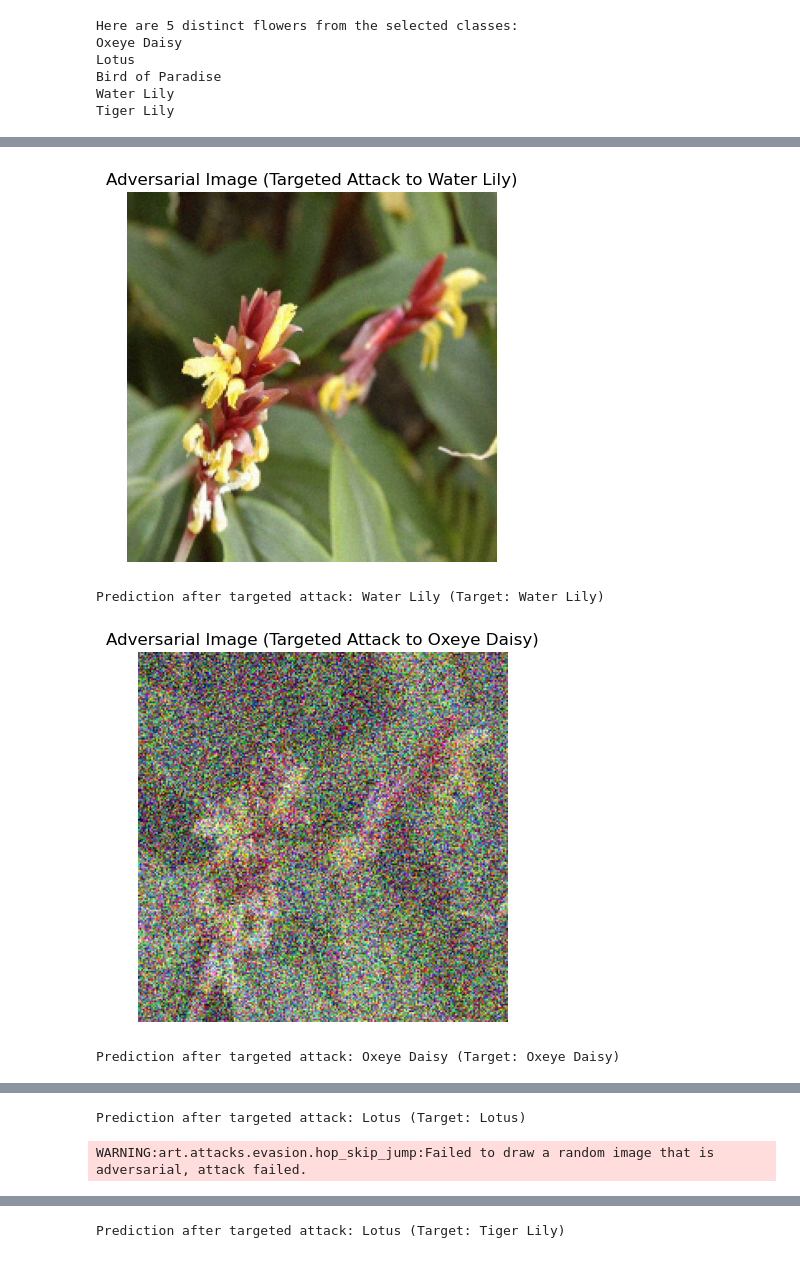
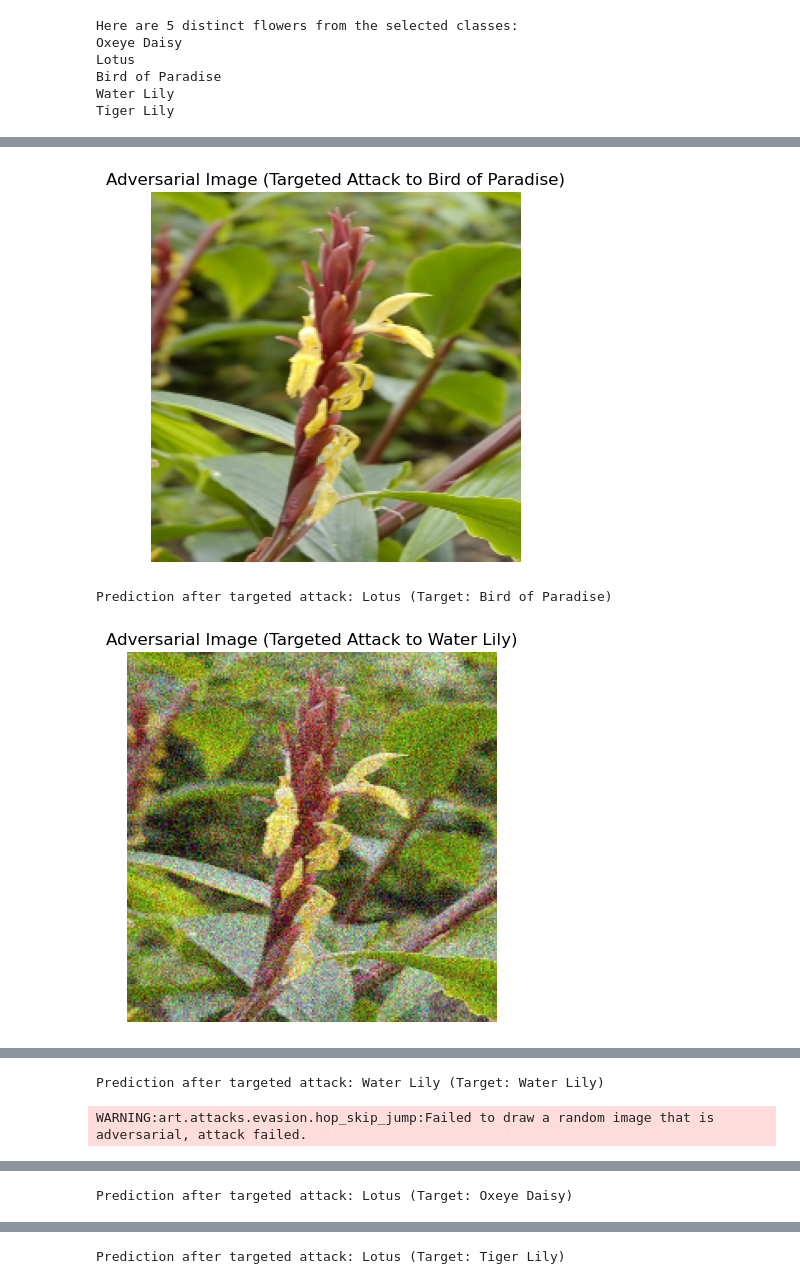
Before and after one commit to DanEatsWaffles/HopSkipJump, a Jupyter notebook: EXAM22.ipynb, the cells around one changed output, grey strips where cells are left out. Cells and saved outputs as stored; diff of their text form; code cells hidden in the pictures.

```diff
--- a/EXAM22.ipynb
+++ b/EXAM22.ipynb
@@ -154,7 +166,7 @@ model = Sequential([
 model.compile(optimizer='adam', loss='sparse_categorical_crossentropy', metrics=['accuracy'])
 
 # Train the model
-history = model.fit(ds_train, validation_data=ds_test, epochs=10)
+history = model.fit(ds_train, validation_data=ds_test_balanced, epochs=10)
 
 # Plot the training and validation accuracy
 plt.plot(history.history['accuracy'], label='Training Accuracy')
@@ -227,7 +252,7 @@ from art.estimators.classification import TensorFlowV2Classifier
 classifier = TensorFlowV2Classifier(model=model, input_shape=(224, 224, 3), nb_classes=5, clip_values=(0.0, 1.0))
 
 # Get a sample image from the test set
-for x_sample, y_sample in ds_test.take(8):
+for x_sample, y_sample in ds_test.take(2):
     x_sample = x_sample[:1]  # Take one image
     y_sample = y_sample[:1]  # Take its corresponding label
 
@@ -264,7 +289,7 @@ Prediction after attack: Oxeye Daisy
 # %%
 # Step 6: Perform a targeted HopSkipJump attack (misclassify into each of the other 4 classes)
 # Set the available classes except the true one (we are assuming the sample is from class 0: Bird of Paradise)
-target_classes = [1, 2, 3, 4]  # The other 4 classes (Water Lily, Oxeye Daisy, Lotus, Tiger Lily)
+target_classes = [0, 1, 2, 4]  # The other 4 classes (Water Lily, Oxeye Daisy, Lotus, Tiger Lily)
 
 # Loop through each target class and perform a targeted HopSkipJump attack
 for target_class_idx in target_classes:
@@ -290,4 +316,3 @@ for target_class_idx in target_classes:
-[figure, old version]
+[figure, new version]
-Prediction after targeted attack: Water Lily (Target: Water Lily)
+Prediction after targeted attack: Lotus (Target: Bird of Paradise)
-[figure, old version]
+[figure, new version]
-Prediction after targeted attack: Oxeye Daisy (Target: Oxeye Daisy)
@@ -295,2 +319,2 @@ Prediction after targeted attack: Oxeye Daisy (Target: Oxeye Daisy)
-Prediction after targeted attack: Lotus (Target: Lotus)
+Prediction after targeted attack: Water Lily (Target: Water Lily)
 WARNING:art.attacks.evasion.hop_skip_jump:Failed to draw a random image that is adversarial, attack failed.
@@ -296,0 +322 @@ WARNING:art.attacks.evasion.hop_skip_jump:Failed to draw a random image that is
+Prediction after targeted attack: Lotus (Target: Oxeye Daisy)
@@ -298,4 +325,4 @@ WARNING:art.attacks.evasion.hop_skip_jump:Failed to draw a random image that is
-Prediction after targeted attack: Lotus (Target: Tiger Lily)
+Prediction after targeted attack: Lotus (Target: Tiger Lily)
 # %%
 # Step 7: Compare predictions before and after both untargeted and targeted attacks
 print(f"Untargeted Attack Results:")
```
Also changed, not shown: parts of 12 cells of this notebook.
